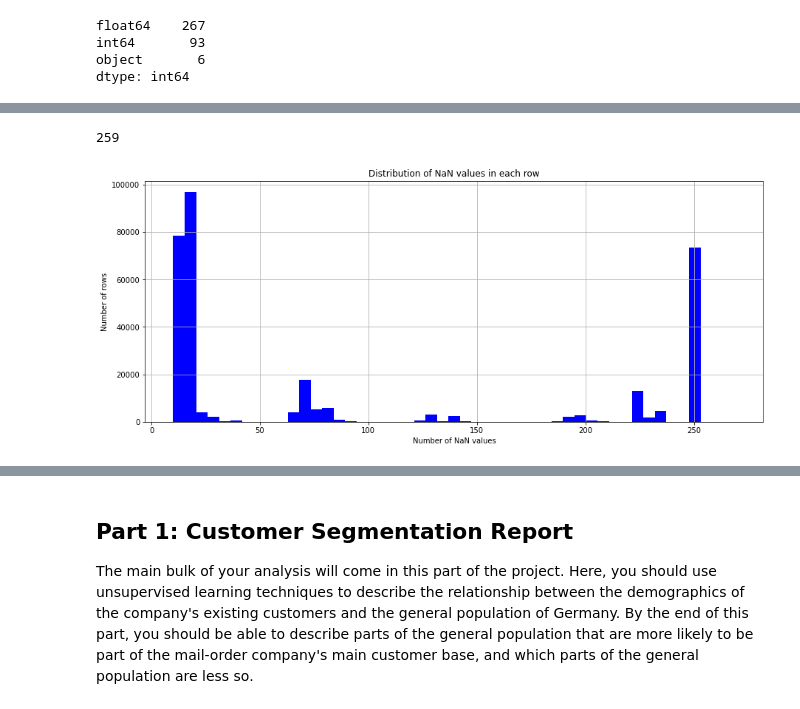
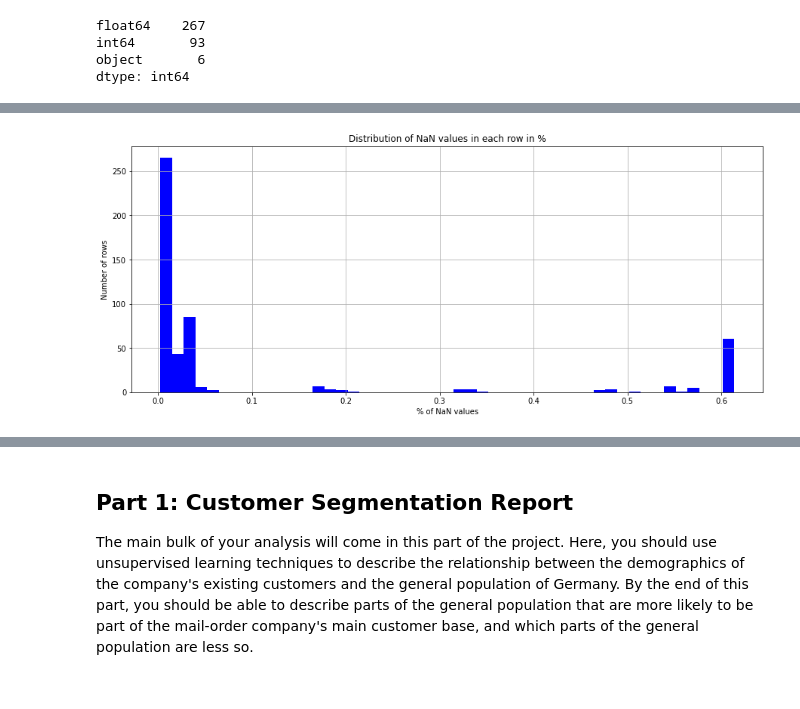
Before and after one commit to olghab/dataScienceCapstoneProject, a Jupyter notebook: Arvato Project Workbook.ipynb, the cells around one changed output, grey strips where cells are left out. Cells and saved outputs as stored; diff of their text form; code cells hidden in the pictures.

Commit message:
fnish data cleaning part

```diff
--- a/Arvato Project Workbook.ipynb
+++ b/Arvato Project Workbook.ipynb
@@ -429,0 +457,5 @@ pd.DataFrame([col, len(azdias[col].unique())] for col in azdias.columns).sort_va
+# %%
+# Get column names
+col_names = list(column_transformer.transformers_[0][1].named_steps['onehot'].get_feature_names(categorical_cols))
+# %%
+col_names = col_names + num_cols
@@ -430,3 +466,7 @@ pd.DataFrame([col, len(azdias[col].unique())] for col in azdias.columns).sort_va
+# %%
+# Create transformed dataframe
+azdias = pd.DataFrame(azdias_trans, columns = [col_names])
+customers = pd.DataFrame(customers_trans, columns = [col_names])
 # %%
 # check now number of columns
 print('Number of columns in azdias dataFrame: ', len(azdias.columns))
@@ -439,15 +480,15 @@ Number of columns in customers dataFrame:  369
 azdias_nan_rows = azdias.isnull().sum(axis=1)
-# %%
-max(azdias_nan_rows)
-# %% [output]
-259
+# %%
+# nan values per row in %
+azdias_nan_values = (1-azdias.count(axis=1)/len(azdias.columns)).sort_values(ascending = False)
+customers_nan_values = (1-customers.count(axis=1)/len(customers.columns)).sort_values(ascending = False)
 # %%
 plt.figure(figsize=(15,6))
-plt.hist(azdias_nan_rows, bins = np.linspace(min(azdias_nan_rows) + 10,max(azdias_nan_rows) + 10), facecolor='b')
-plt.xlabel('Number of NaN values')
+plt.hist(azdias_nan_values, bins = np.linspace(min(azdias_nan_values),max(azdias_nan_values)), facecolor='b')
+plt.xlabel('% of NaN values')
 plt.ylabel('Number of rows')
-plt.title('Distribution of NaN values in each row')
+plt.title('Distribution of NaN values in each row in %')
 plt.grid(True)
 plt.show()
 # %% [output]
-[figure, old version]
+[figure, new version]
```
Also changed, not shown: parts of 55 cells of this notebook.
